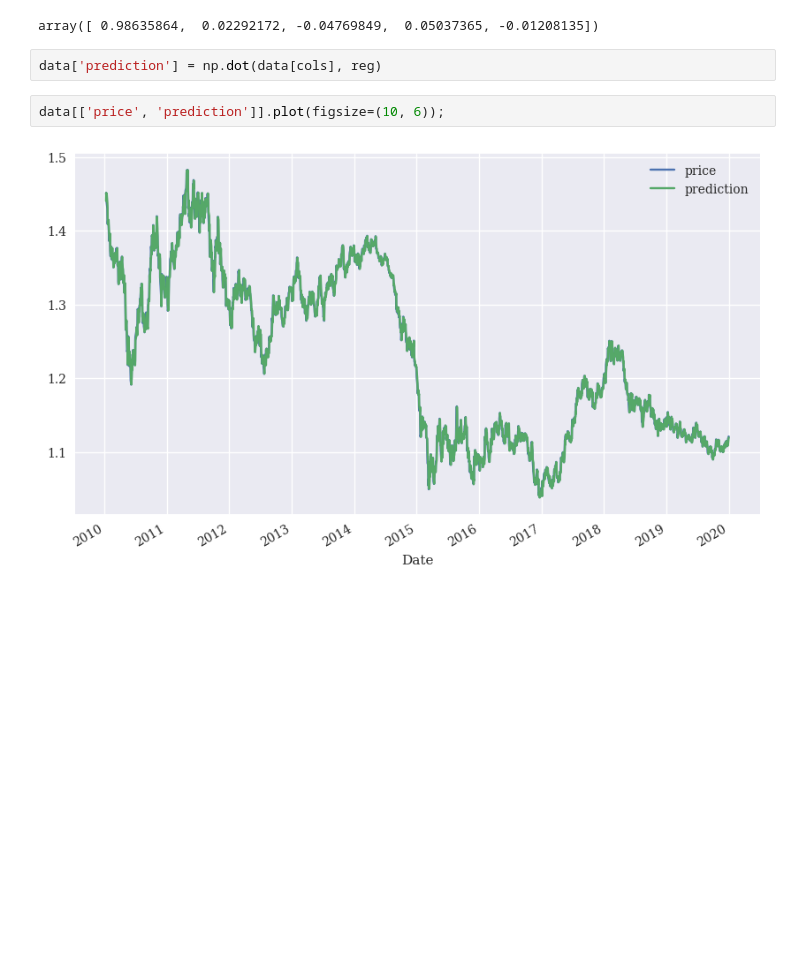
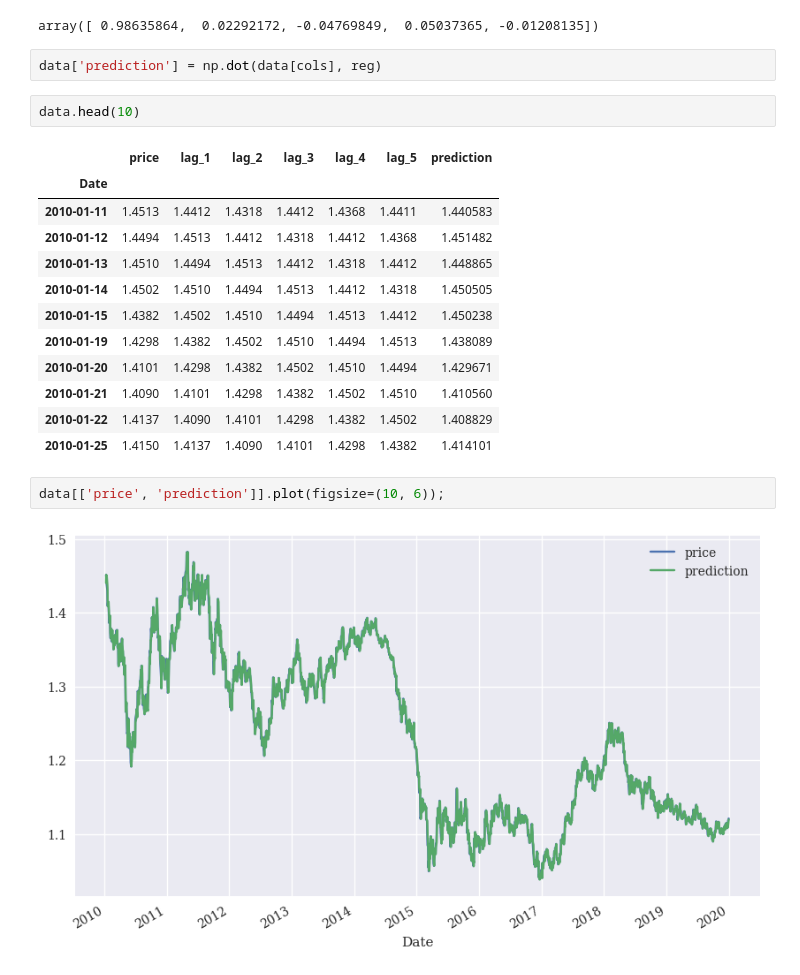
Before and after one commit to samawi/algo-python-template, a Jupyter notebook: ch05/05_pyalgo.ipynb, the cells around one changed output. Drawn from its saved outputs; the diff is of its cells as text; blank space fills up the shorter version.

```diff
--- a/ch05/05_pyalgo.ipynb
+++ b/ch05/05_pyalgo.ipynb
@@ -139,6 +189,21 @@ reg
 array([ 0.98635864,  0.02292172, -0.04769849,  0.05037365, -0.01208135])
 # %%
 data['prediction'] = np.dot(data[cols], reg)
+# %%
+data.head(10)
+# %% [output]
+|  | price | lag_1 | lag_2 | lag_3 | lag_4 | lag_5 | prediction |
+| Date |  |  |  |  |  |  |  |
+| 2010-01-11 | 1.4513 | 1.4412 | 1.4318 | 1.4412 | 1.4368 | 1.4411 | 1.440583 |
+| 2010-01-12 | 1.4494 | 1.4513 | 1.4412 | 1.4318 | 1.4412 | 1.4368 | 1.451482 |
+| 2010-01-13 | 1.4510 | 1.4494 | 1.4513 | 1.4412 | 1.4318 | 1.4412 | 1.448865 |
+| 2010-01-14 | 1.4502 | 1.4510 | 1.4494 | 1.4513 | 1.4412 | 1.4318 | 1.450505 |
+| 2010-01-15 | 1.4382 | 1.4502 | 1.4510 | 1.4494 | 1.4513 | 1.4412 | 1.450238 |
+| 2010-01-19 | 1.4298 | 1.4382 | 1.4502 | 1.4510 | 1.4494 | 1.4513 | 1.438089 |
+| 2010-01-20 | 1.4101 | 1.4298 | 1.4382 | 1.4502 | 1.4510 | 1.4494 | 1.429671 |
+| 2010-01-21 | 1.4090 | 1.4101 | 1.4298 | 1.4382 | 1.4502 | 1.4510 | 1.410560 |
+| 2010-01-22 | 1.4137 | 1.4090 | 1.4101 | 1.4298 | 1.4382 | 1.4502 | 1.408829 |
+| 2010-01-25 | 1.4150 | 1.4137 | 1.4090 | 1.4101 | 1.4298 | 1.4382 | 1.414101 |
 # %%
 data[['price', 'prediction']].plot(figsize=(10, 6));
 # %% [output]
```
Also changed, not shown: parts of 82 cells of this notebook.
